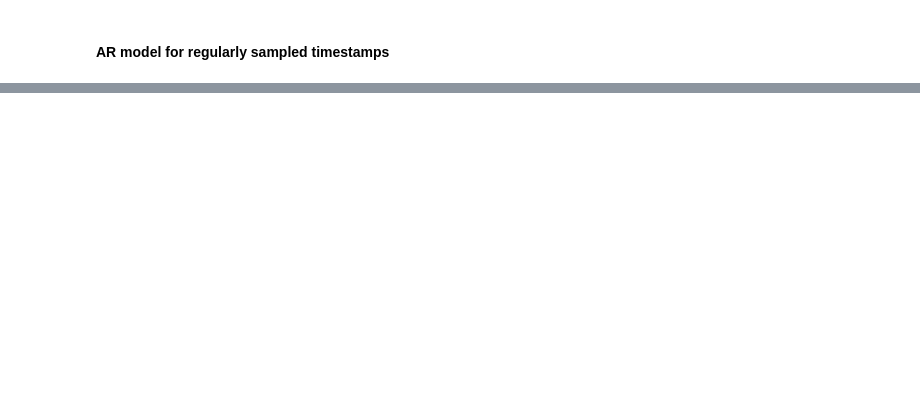
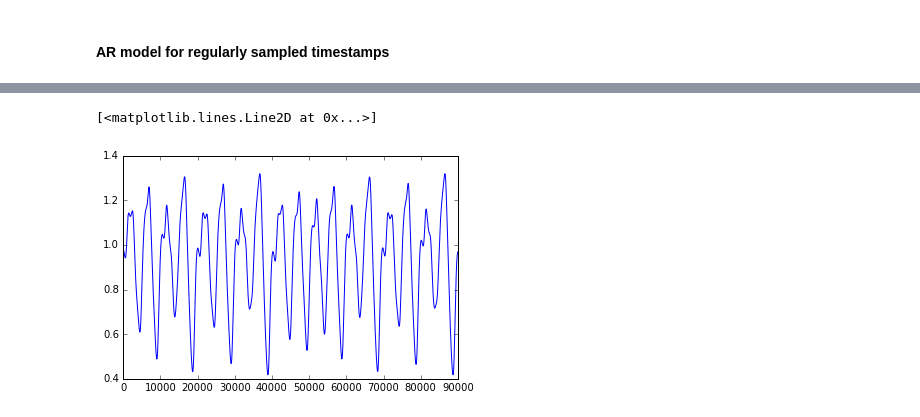
Before and after one commit to TimeSynth/TimeSynth, a Jupyter notebook: TimeSynthExamples.ipynb, the cells around one changed output, grey strips where cells are left out. Saved outputs shown, nothing was run; the diff lists cells and outputs as text; code cells hidden in the pictures; blank space fills up the shorter version.

```diff
--- a/TimeSynthExamples.ipynb
+++ b/TimeSynthExamples.ipynb
@@ -131,0 +138,31 @@ plt.title('Autoregressive process - Second order');
+# %%
+tau = 17
+n = 10
+
+t, y, current_y, past_y, anchors = provide_advanced_symbols()
+
+f = [0.2 * y(0,t-tau) / (1.0 + y(0, t-tau)**n) - 0.1 * y(0)]
+
+DDE = jitcdde(f)
+
+y0 = 0.1
+dy = -0.1
+DDE.add_past_point(-1.0, np.array([y0-dy]), np.array([dy]))
+DDE.add_past_point( 0.0, np.array([y0   ]), np.array([dy]))
+
+DDE.generate_f_lambda()
+DDE.set_integration_parameters()
+
+pre_T = 100
+dt = 0.01
+
+DDE.integrate_blindly(pre_T)
+data = []
+for T in np.arange(pre_T+dt,1000,dt):
+    data.append(DDE.integrate(T))
+data = np.vstack(data)
+# %%
+plt.plot(data)
+# %% [output]
+[<matplotlib.lines.Line2D at 0x...>]
+[figure, added]
```
Also changed, not shown: parts of 9 cells of this notebook, 12 other files.
